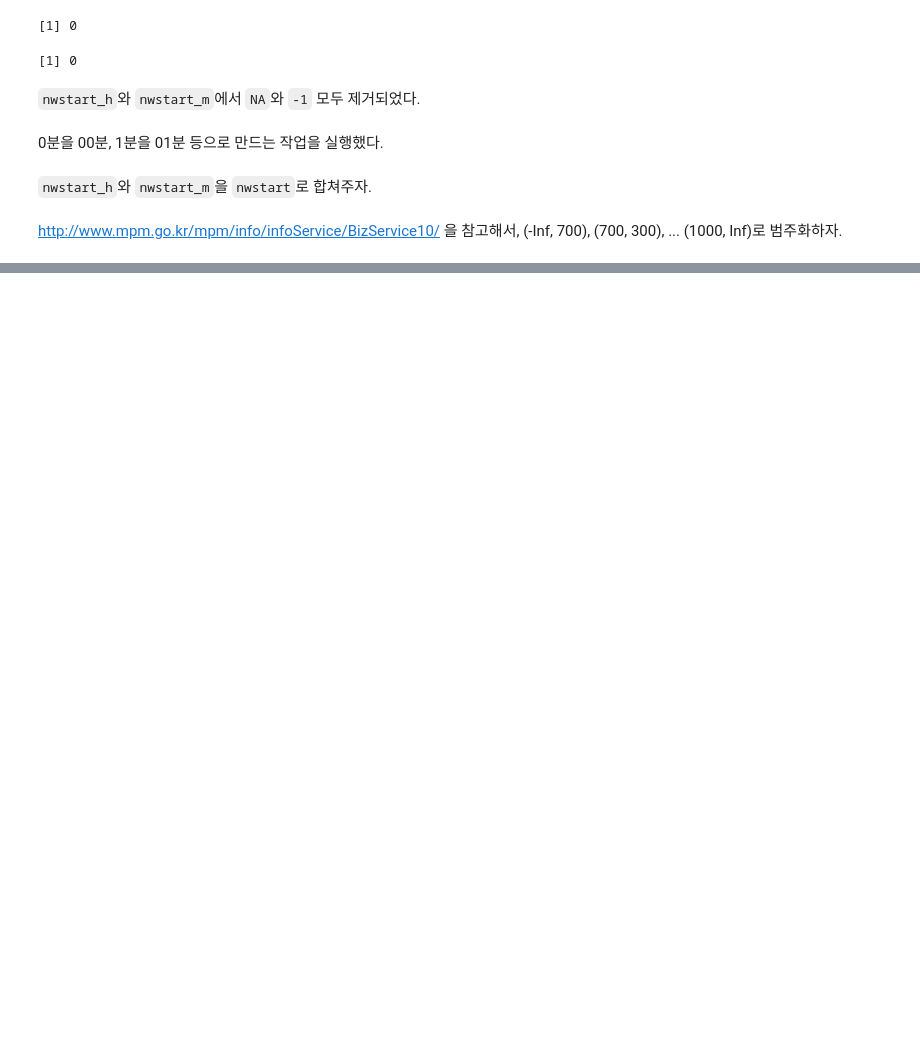
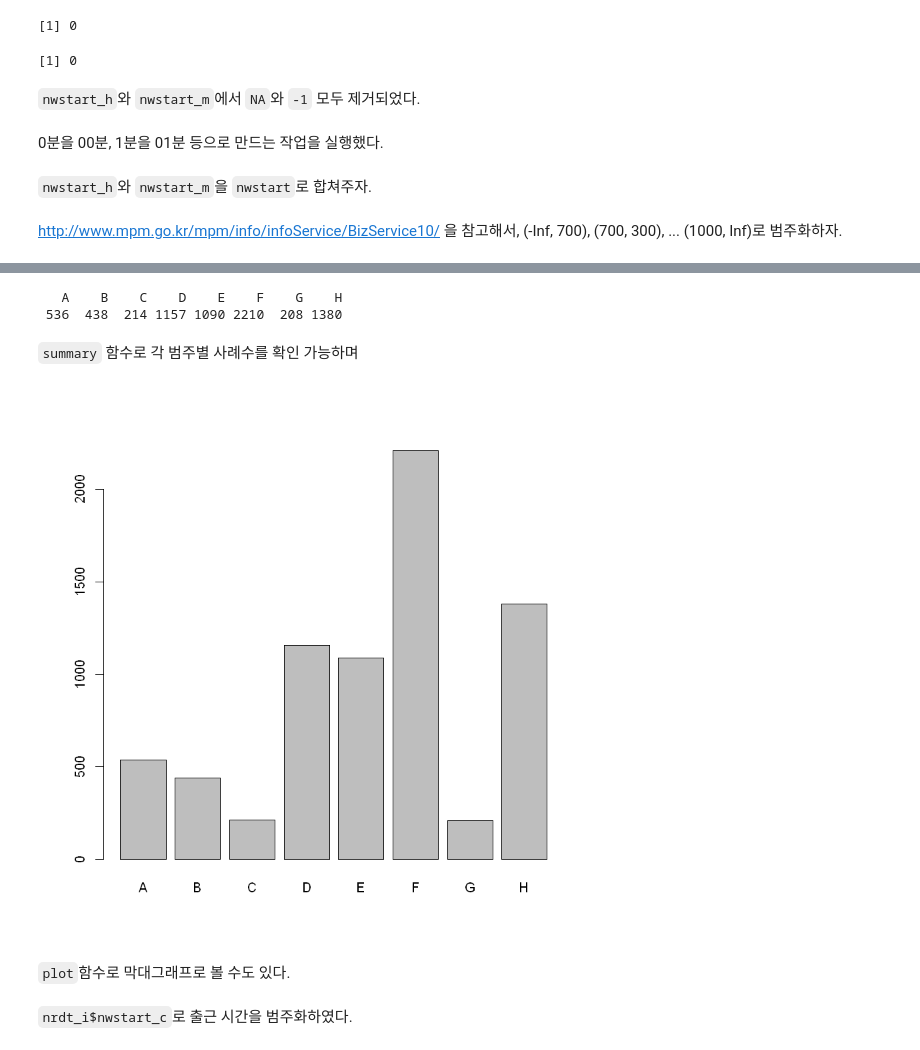
Before and after one commit to euneestella/khu_sda_project, a Jupyter notebook: data_cleaning.ipynb, the cells around one changed output, grey strips where cells are left out. Drawn from its saved outputs; the diff is of its cells as text; code cells hidden in the pictures; blank space fills up the shorter version.

````diff
--- a/data_cleaning.ipynb
+++ b/data_cleaning.ipynb
@@ -204,7 +206,4 @@ http://www.mpm.go.kr/mpm/info/infoService/BizService10/ 을 참고해서, (-Inf,
 # %%
 nrdt_i$nwstart_c <- cut(nrdt_i$nwstart,
                        breaks = c(-Inf, 700, 730, 800, 830, 900, 930, 1000, Inf),
-                       right = FALSE, labels = c("before7", "7:00-7:30", "7:30-8:00", "8:00-8:30", "8:30-9:00", "9:00-9:30", "9:30-10:00", "after10"))
-
-summary(nrdt_i$nwstart_c)
-nrdt_i
+                       right = FALSE, labels = c("A", "B", "C", "D", "E", "F", "G", "H"))
@@ -232,0 +221,15 @@ nrdt_i
+# %%
+summary(nrdt_i$nwstart_c)
+# %% [output]
+   A    B    C    D    E    F    G    H
+ 536  438  214 1157 1090 2210  208 1380
+# %% [markdown]
+```summary``` 함수로 각 범주별 사례수를 확인 가능하며
+# %%
+plot(nrdt_i$nwstart_c)
+# %% [output]
+[figure, added]
+# %% [markdown]
+```plot```함수로 막대그래프로 볼 수도 있다.
+# %% [markdown]
+```nrdt_i$nwstart_c```로 출근 시간을 범주화하였다.
````
Also changed, not shown: parts of 3 cells of this notebook.
